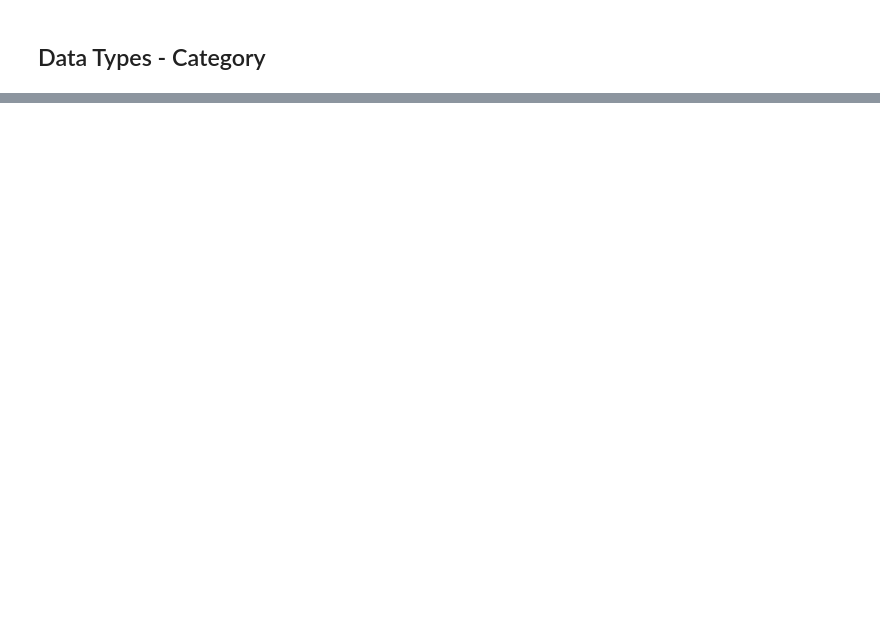
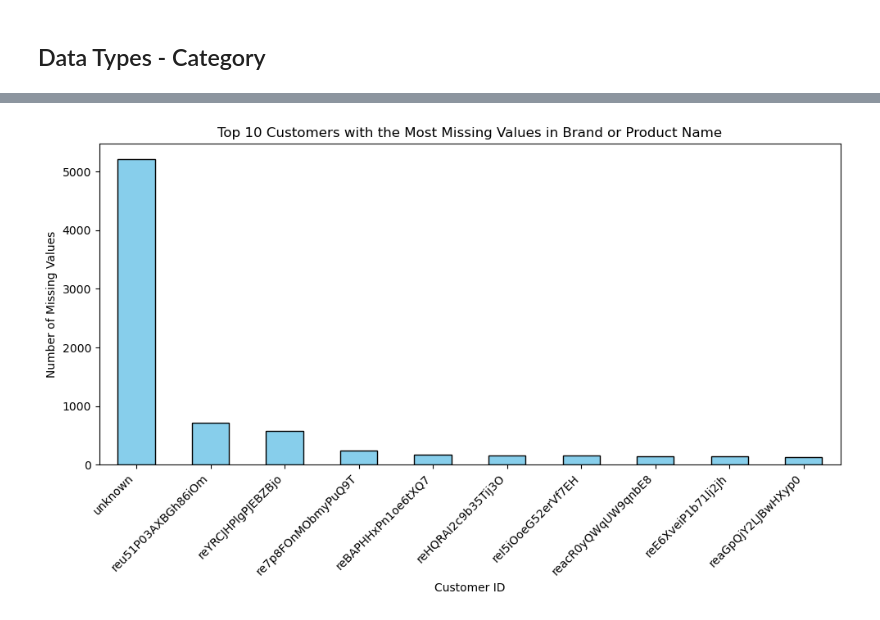
Before and after one commit to nguibe/Pet-food, a Jupyter notebook: lennart_data_cleaning_retailer.ipynb, the cells around one changed output, grey strips where cells are left out. Saved outputs shown, nothing was run; the diff lists cells and outputs as text; code cells hidden in the pictures; blank space fills up the shorter version.

Commit message:
Correction of data cleaning of retailer df

```diff
--- a/lennart_data_cleaning_retailer.ipynb
+++ b/lennart_data_cleaning_retailer.ipynb
@@ -444,0 +425,5 @@ plt.show()
+# %%
+missing_grouped_by_customer = df_retailer[df_retailer[['brand', 'product_name']].isnull().any(axis=1)].groupby('customer_id').size()
+
+print("\nMissing values grouped by 'customer_id':")
+print(missing_grouped_by_customer)
@@ -444,0 +445,15 @@ plt.show()
+# %%
+# Sort and select the top 10 customers with the most missing values
+top_missing_customers = missing_grouped_by_customer.sort_values(ascending=False).head(10)
+
+# Plot the top 10 customers
+plt.figure(figsize=(10, 6))
+top_missing_customers.plot(kind='bar', color='skyblue', edgecolor='black')
+plt.title('Top 10 Customers with the Most Missing Values in Brand or Product Name')
+plt.xlabel('Customer ID')
+plt.ylabel('Number of Missing Values')
+plt.xticks(rotation=45, ha='right')
+plt.tight_layout()
+plt.show()
+# %% [output]
+[figure, added]
```
Also changed, not shown: parts of 12 cells of this notebook.
